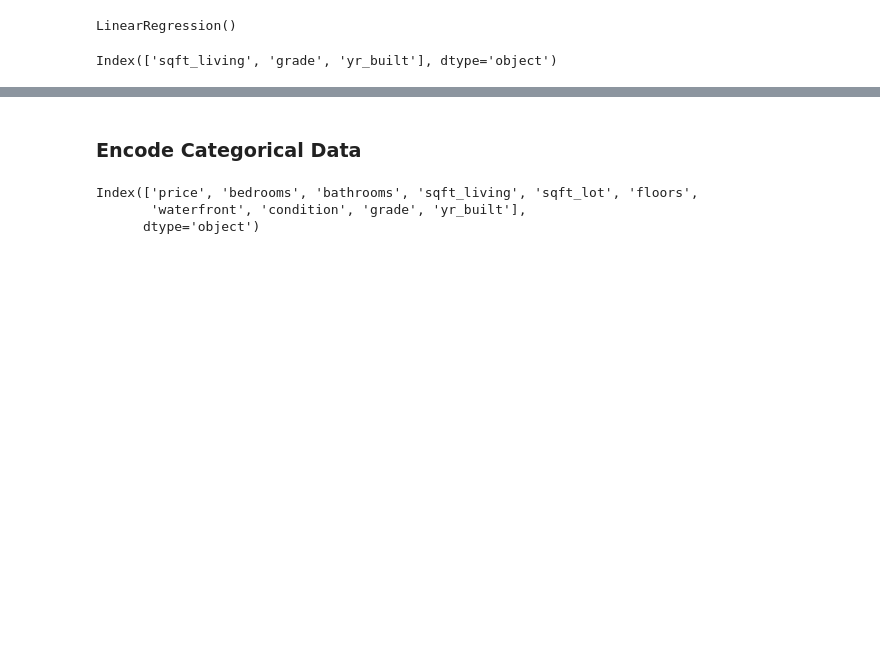
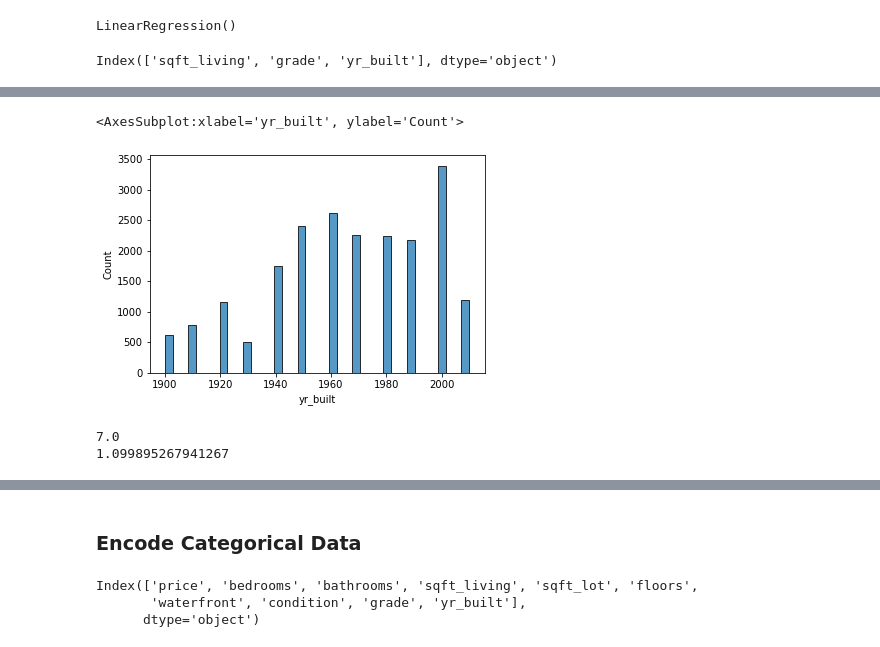
Before and after one commit to danielhlee4/HousingSalePricePrediction, a Jupyter notebook: HousingAnalysis.ipynb, the cells around one changed output, grey strips where cells are left out. Cells and saved outputs as stored; diff of their text form; code cells hidden in the pictures; blank space fills up the shorter version.

```diff
--- a/HousingAnalysis.ipynb
+++ b/HousingAnalysis.ipynb
@@ -468,0 +595,5 @@ Test R2 Score: 0.600616
+# %%
+sns.histplot(x='yr_built', data=df_yr_built)
+# %% [output]
+<AxesSubplot:xlabel='yr_built', ylabel='Count'>
+[figure, added]
@@ -468,0 +604,8 @@ Test R2 Score: 0.600616
+# %%
+grade_med = df_grade['grade'].median()
+grade_std = df_grade['grade'].std()
+print(grade_med)
+print(grade_std)
+# %% [output]
+7.0
+1.099895267941267
```
Also changed, not shown: parts of 50 cells of this notebook.
